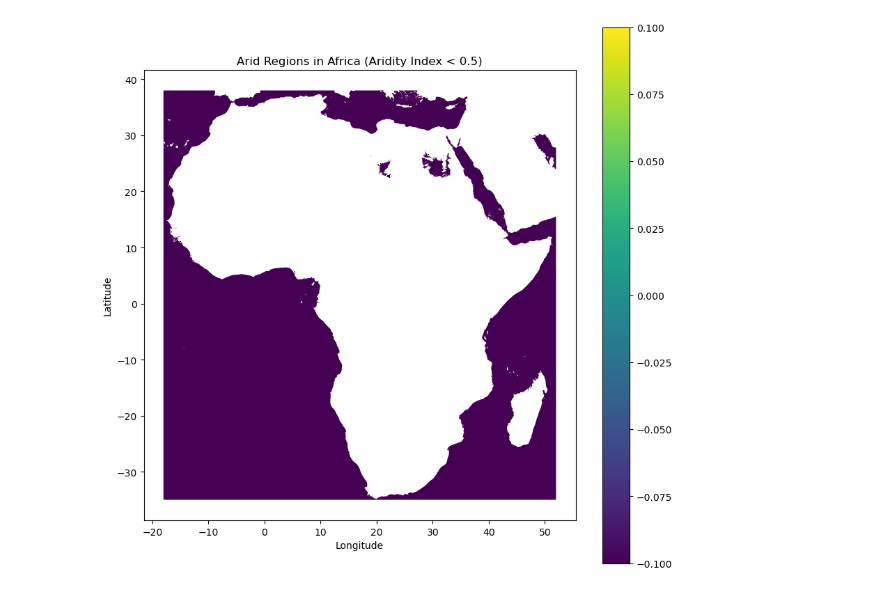
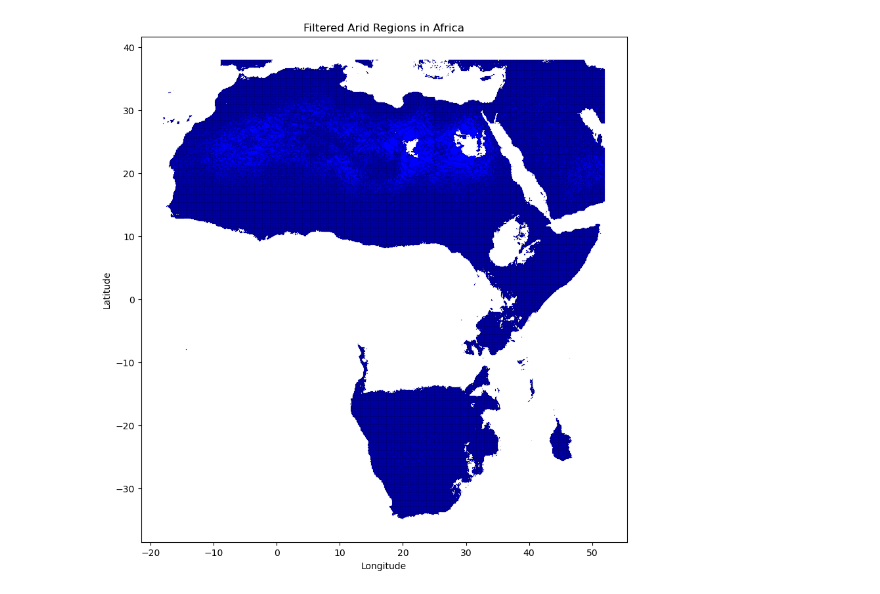
Before and after one commit to rellimylime/Africa_Irrigation, a Jupyter notebook: Code/1_analyze_data/3_Aridity_refinement.ipynb, the cells around one changed output. Drawn from its saved outputs; the diff is of its cells as text; code cells hidden in the pictures.

Commit message:
Added Aridity refinement code and updated config

```diff
--- a/Code/1_analyze_data/3_Aridity_refinement.ipynb
+++ b/Code/1_analyze_data/3_Aridity_refinement.ipynb
@@ -168,23 +133,28 @@ The coordinate system is geographic with units in degrees.
 # %%
 import geopandas as gpd
 import matplotlib.pyplot as plt
+import yaml
+import os
 
-# Define the path to the shapefile
-shapefile_path = resolve_path(config['Africa_Arid_Regions_path'])
+# Load configuration
+with open('../../config.yaml', 'r') as file:
+    config = yaml.safe_load(file)
+
+def resolve_path(relative_path):
+    return os.path.join(config['base_path'], relative_path)
+
+# Path to the saved shapefile
+shapefile_path = resolve_path(config['Africa_Arid_Regions_Filtered_path'])
 
 # Read the shapefile using geopandas
 gdf = gpd.read_file(shapefile_path)
 
-# Plot the shapefile
+# Plot the GeoDataFrame
 fig, ax = plt.subplots(figsize=(10, 10))
-gdf.plot(ax=ax, column='value', cmap='viridis', legend=True)
-
-# Set plot title and labels
-ax.set_title('Arid Regions in Africa (Aridity Index < 0.5)')
-ax.set_xlabel('Longitude')
-ax.set_ylabel('Latitude')
-
-# Show the plot
+gdf.plot(ax=ax, color='blue', edgecolor='k', linewidth=0.1)
+ax.set_title("Filtered Arid Regions in Africa")
+ax.set_xlabel("Longitude")
+ax.set_ylabel("Latitude")
 plt.show()
 # %% [output]
-[figure, old version]
+[figure, new version]
```
Also changed, not shown: parts of 5 cells of this notebook, 4 other files.
